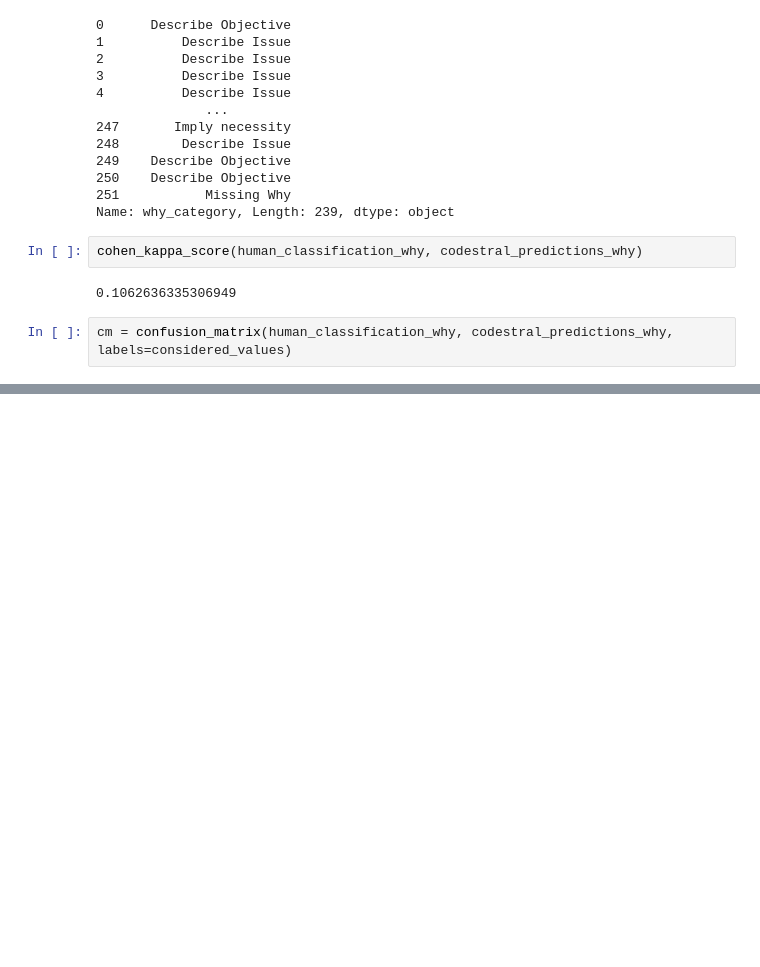
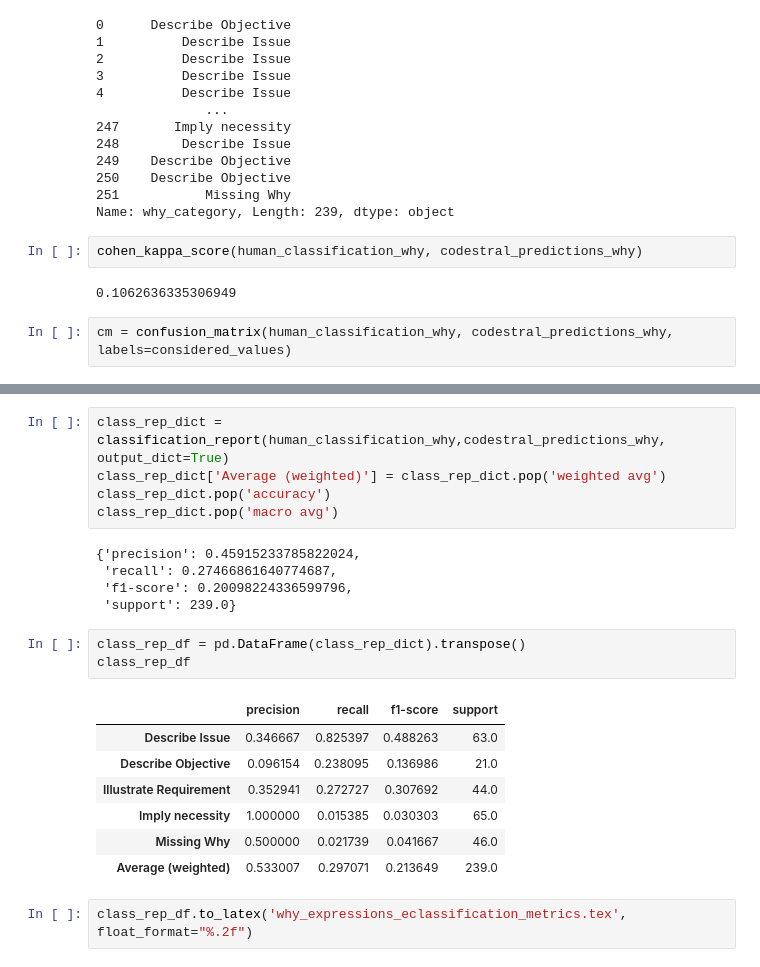
Before and after one commit to kevca87/should_llms_evaluate, a Jupyter notebook: results/why_expressions_classification.ipynb, the cells around one changed output, grey strips where cells are left out. Saved outputs shown, nothing was run; the diff lists cells and outputs as text; blank space fills up the shorter version.

```diff
--- a/results/why_expressions_classification.ipynb
+++ b/results/why_expressions_classification.ipynb
@@ -132,0 +134,23 @@ plt.show()
+# %%
+class_rep_dict = classification_report(human_classification_why,codestral_predictions_why, output_dict=True)
+class_rep_dict['Average (weighted)'] = class_rep_dict.pop('weighted avg')
+class_rep_dict.pop('accuracy')
+class_rep_dict.pop('macro avg')
+# %% [output]
+{'precision': 0.45915233785822024,
+ 'recall': 0.27466861640774687,
+ 'f1-score': 0.20098224336599796,
+ 'support': 239.0}
+# %%
+class_rep_df = pd.DataFrame(class_rep_dict).transpose()
+class_rep_df
+# %% [output]
+|  | precision | recall | f1-score | support |
+| Describe Issue | 0.346667 | 0.825397 | 0.488263 | 63.0 |
+| Describe Objective | 0.096154 | 0.238095 | 0.136986 | 21.0 |
+| Illustrate Requirement | 0.352941 | 0.272727 | 0.307692 | 44.0 |
+| Imply necessity | 1.000000 | 0.015385 | 0.030303 | 65.0 |
+| Missing Why | 0.500000 | 0.021739 | 0.041667 | 46.0 |
+| Average (weighted) | 0.533007 | 0.297071 | 0.213649 | 239.0 |
+# %%
+class_rep_df.to_latex('why_expressions_eclassification_metrics.tex', float_format="%.2f")
```
Also changed, not shown: parts of 2 cells of this notebook, 8 other files.
